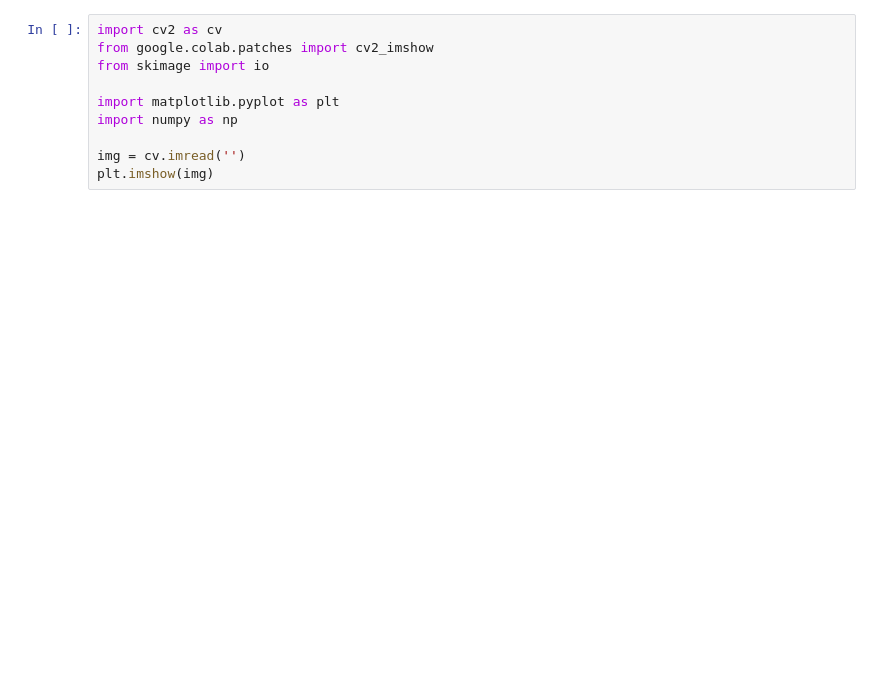
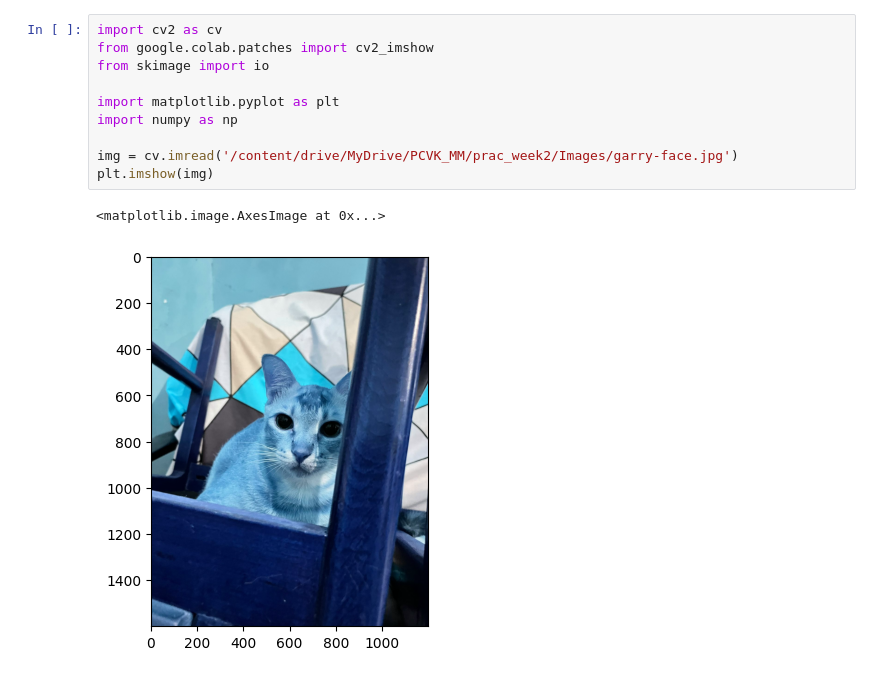
Before and after one commit to Raihandany/PCVK_Ganjil_2023, a Jupyter notebook: Week2_PCVK_2023.ipynb, the cells around one changed output. Cells and saved outputs as stored; diff of their text form; blank space fills up the shorter version.

Commit message:
week2-try2

```diff
--- a/Week2_PCVK_2023.ipynb
+++ b/Week2_PCVK_2023.ipynb
@@ -8,13 +10,16 @@ drive.mount('/content/drive')
 # %%
 import cv2 as cv
 from google.colab.patches import cv2_imshow
 from skimage import io
 
 import matplotlib.pyplot as plt
 import numpy as np
 
-img = cv.imread('')
+img = cv.imread('/content/drive/MyDrive/PCVK_MM/prac_week2/Images/garry-face.jpg')
 plt.imshow(img)
+# %% [output]
+<matplotlib.image.AxesImage at 0x...>
+[figure, added]
 # %%
 img2 = img
 img3 = cv.cvtColor(img, cv.COLOR_BGR2RGB)
```
Also changed, not shown: parts of 17 cells of this notebook.
